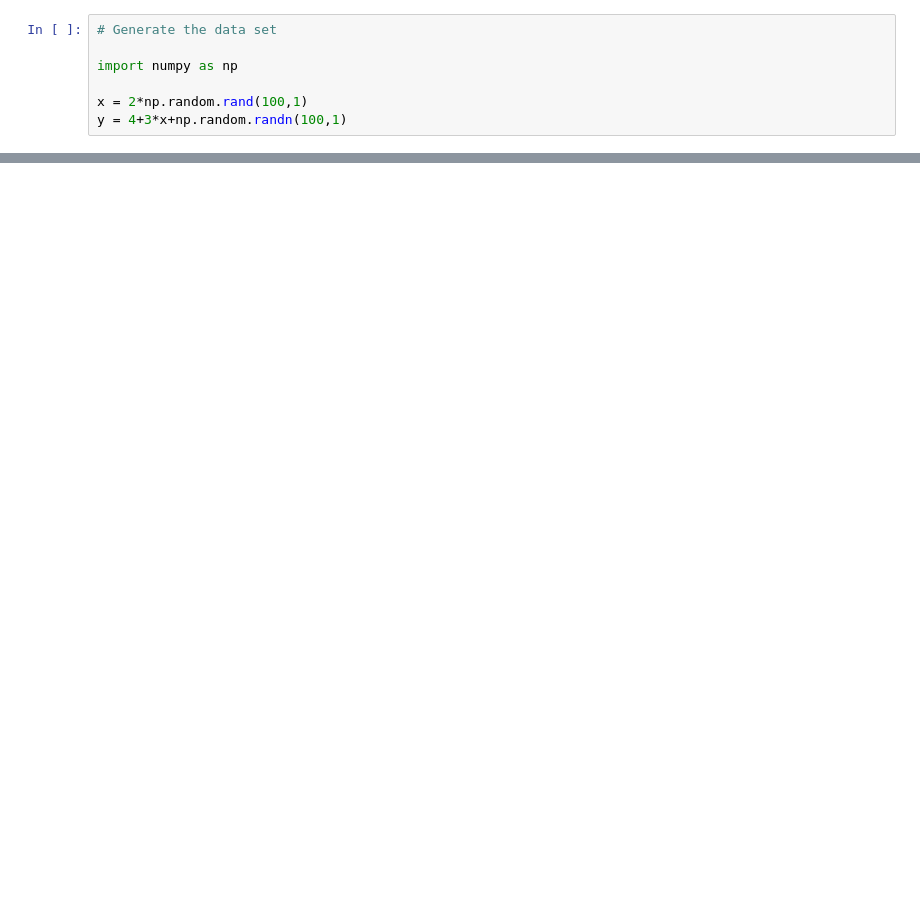
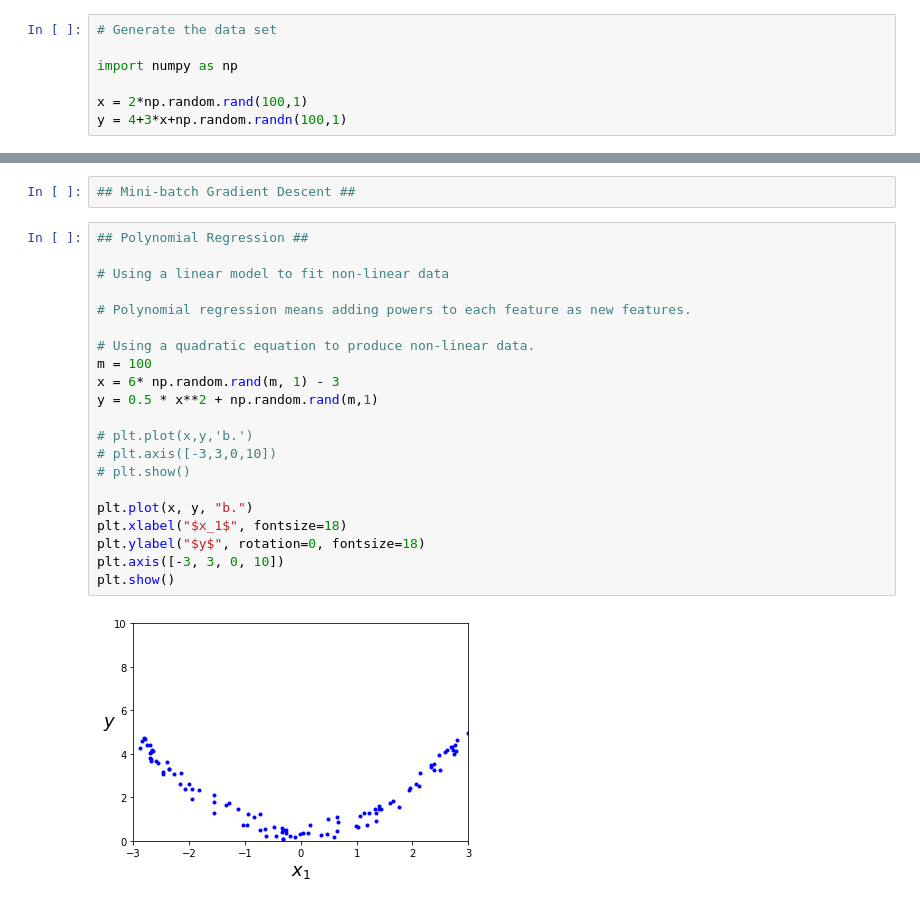
Before and after one commit to finnnilsen90/machine_learning, a Jupyter notebook: Hands-on_ML/chapter4_training-models/linear_equations.ipynb, the cells around one changed output, grey strips where cells are left out. Cells and saved outputs as stored; diff of their text form; blank space fills up the shorter version.

```diff
--- a/Hands-on_ML/chapter4_training-models/linear_equations.ipynb
+++ b/Hands-on_ML/chapter4_training-models/linear_equations.ipynb
@@ -69,0 +133,25 @@ array([[3.63516921],
+# %%
+## Mini-batch Gradient Descent ##
+# %%
+## Polynomial Regression ##
+
+# Using a linear model to fit non-linear data
+
+# Polynomial regression means adding powers to each feature as new features.
+
+# Using a quadratic equation to produce non-linear data.
+m = 100
+x = 6* np.random.rand(m, 1) - 3
+y = 0.5 * x**2 + np.random.rand(m,1)
+
+# plt.plot(x,y,'b.')
+# plt.axis([-3,3,0,10])
+# plt.show()
+
+plt.plot(x, y, "b.")
+plt.xlabel("$x_1$", fontsize=18)
+plt.ylabel("$y$", rotation=0, fontsize=18)
+plt.axis([-3, 3, 0, 10])
+plt.show()
+# %% [output]
+[figure, added]
```
Also changed, not shown: parts of 15 cells of this notebook.
